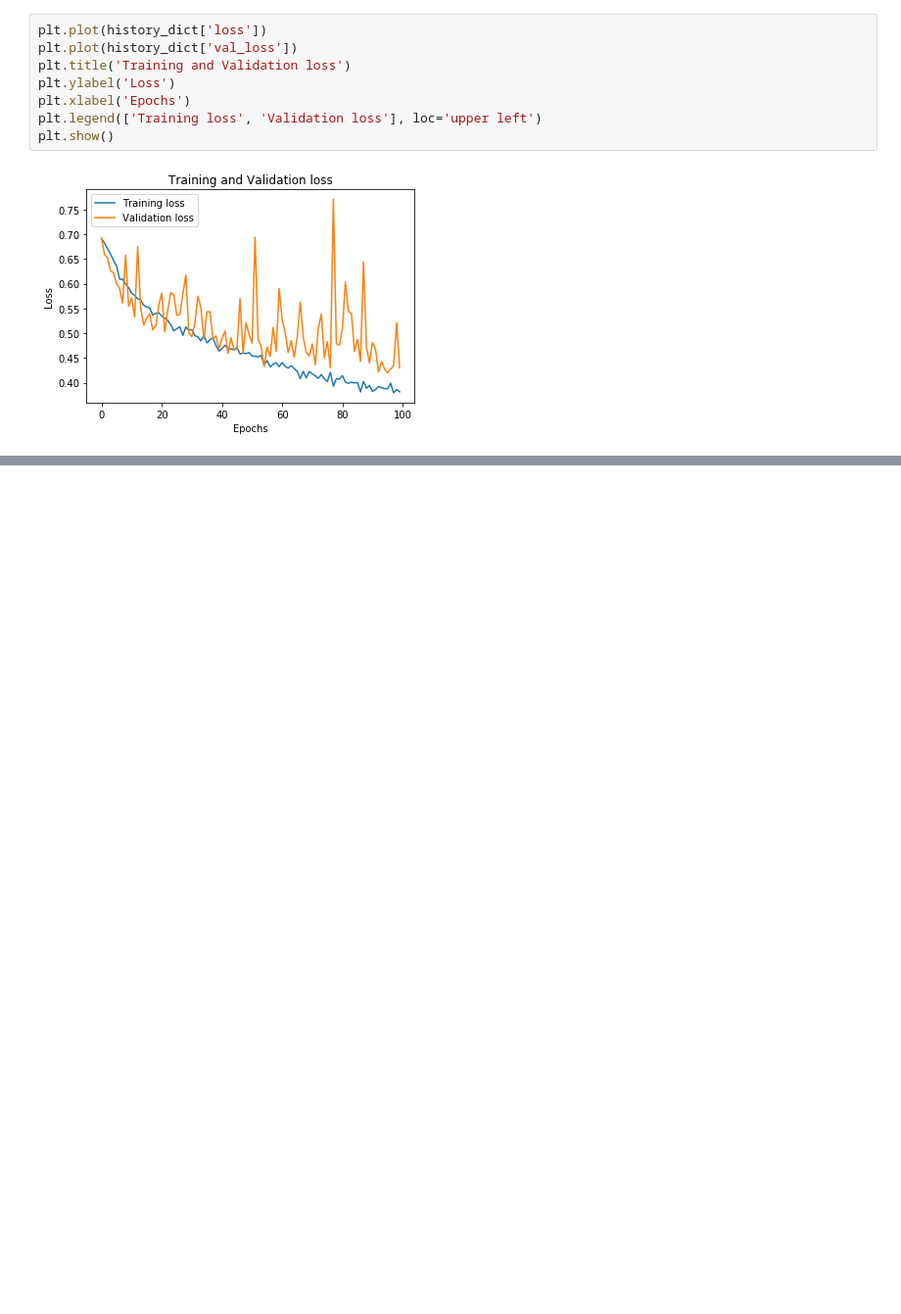
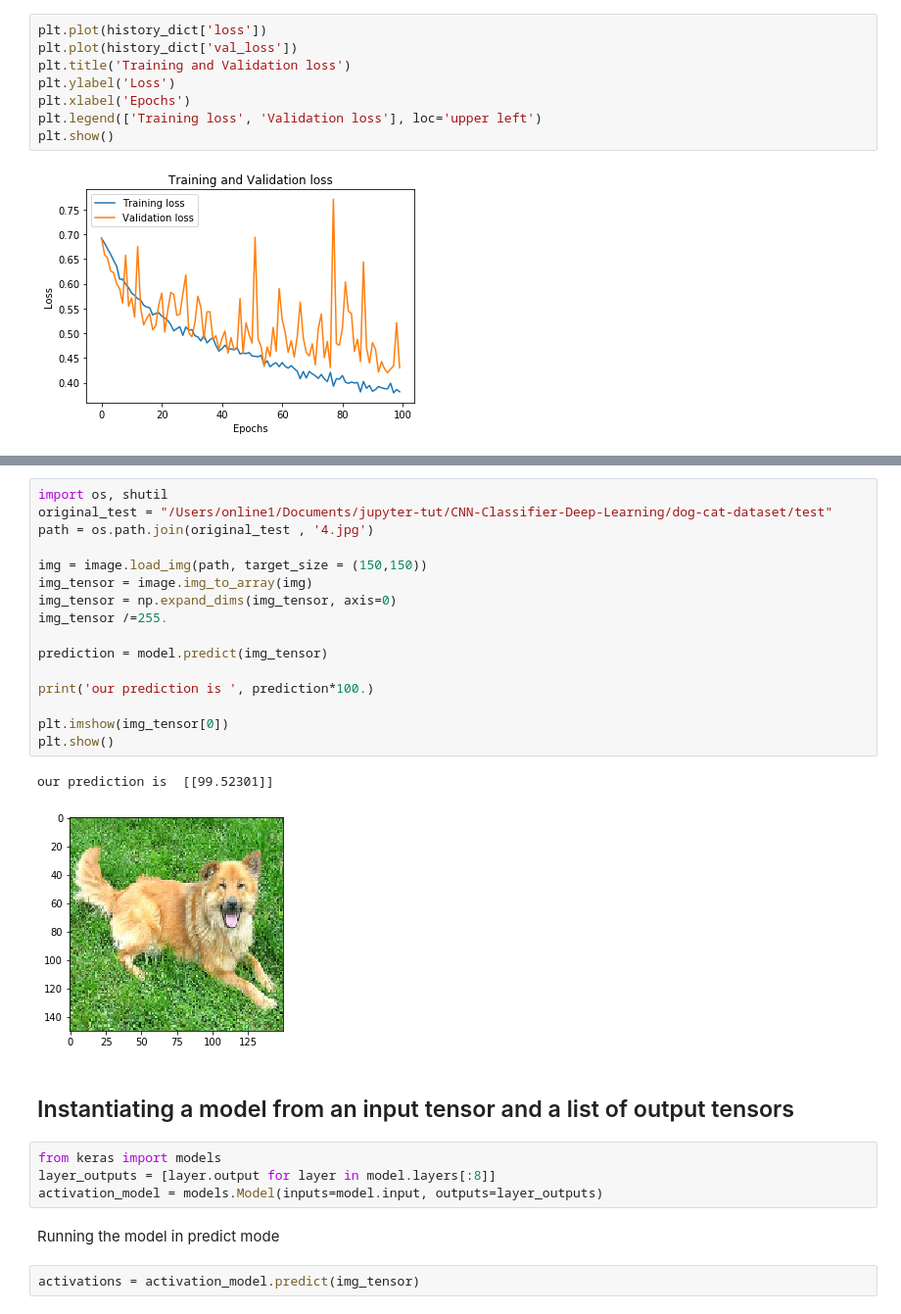
Before and after one commit to constantinembufung/CNN-classifier-for-cats-and-dogs, a Jupyter notebook: CNN_classifier_for_dog_and_cat.ipynb, the cells around one changed output, grey strips where cells are left out. Shown: that part at 98% size. Saved outputs shown, nothing was run; the diff lists cells and outputs as text; blank space fills up the shorter version.

```diff
--- a/CNN_classifier_for_dog_and_cat.ipynb
+++ b/CNN_classifier_for_dog_and_cat.ipynb
@@ -449,0 +718,29 @@ AttributeError: module 'keras.preprocessing.image' has no attribute 'load_im'
+# %%
+import os, shutil
+original_test = "/Users/online1/Documents/jupyter-tut/CNN-Classifier-Deep-Learning/dog-cat-dataset/test"
+path = os.path.join(original_test , '4.jpg')
+
+img = image.load_img(path, target_size = (150,150))
+img_tensor = image.img_to_array(img)
+img_tensor = np.expand_dims(img_tensor, axis=0)
+img_tensor /=255.
+
+prediction = model.predict(img_tensor)
+
+print('our prediction is ', prediction*100.)
+
+plt.imshow(img_tensor[0])
+plt.show()
+# %% [output]
+our prediction is  [[99.52301]]
+[figure, added]
+# %% [markdown]
+## Instantiating a model from an input tensor and a list of output tensors
+# %%
+from keras import models
+layer_outputs = [layer.output for layer in model.layers[:8]]
+activation_model = models.Model(inputs=model.input, outputs=layer_outputs)
+# %% [markdown]
+Running the model in predict mode
+# %%
+activations = activation_model.predict(img_tensor)
```
Also changed, not shown: parts of 38 cells of this notebook.
